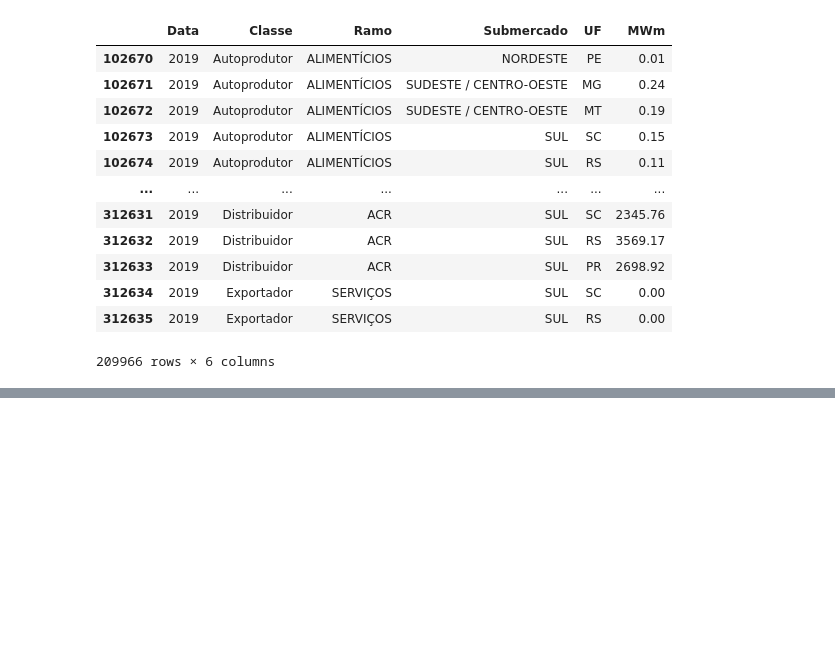
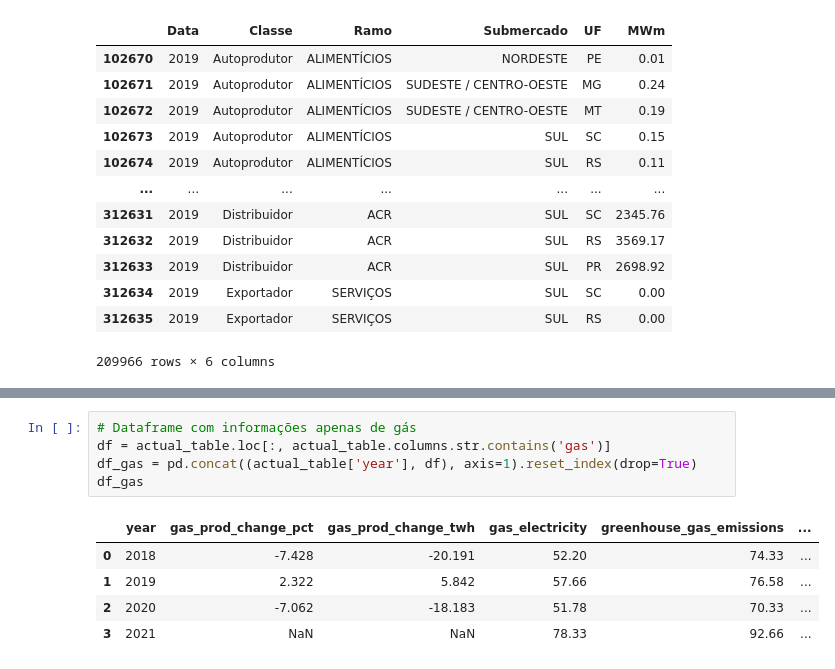
Before and after one commit to freireoliveira/tecnicas_1, a Jupyter notebook: Projeto_Tecnicas_Program1.ipynb, the cells around one changed output, grey strips where cells are left out. Saved outputs shown, nothing was run; the diff lists cells and outputs as text; blank space fills up the shorter version.

```diff
--- a/Projeto_Tecnicas_Program1.ipynb
+++ b/Projeto_Tecnicas_Program1.ipynb
@@ -246,0 +309,11 @@ fig.show()
+# %%
+# Dataframe com informações apenas de gás
+df = actual_table.loc[:, actual_table.columns.str.contains('gas')]
+df_gas = pd.concat((actual_table['year'], df), axis=1).reset_index(drop=True)
+df_gas
+# %% [output]
+|  | year | gas_prod_change_pct | gas_prod_change_twh | gas_electricity | greenhouse_gas_emissions | ... |
+| 0 | 2018 | -7.428 | -20.191 | 52.20 | 74.33 | ... |
+| 1 | 2019 | 2.322 | 5.842 | 57.66 | 76.58 | ... |
+| 2 | 2020 | -7.062 | -18.183 | 51.78 | 70.33 | ... |
+| 3 | 2021 | NaN | NaN | 78.33 | 92.66 | ... |
```
Also changed, not shown: parts of 19 cells of this notebook.
